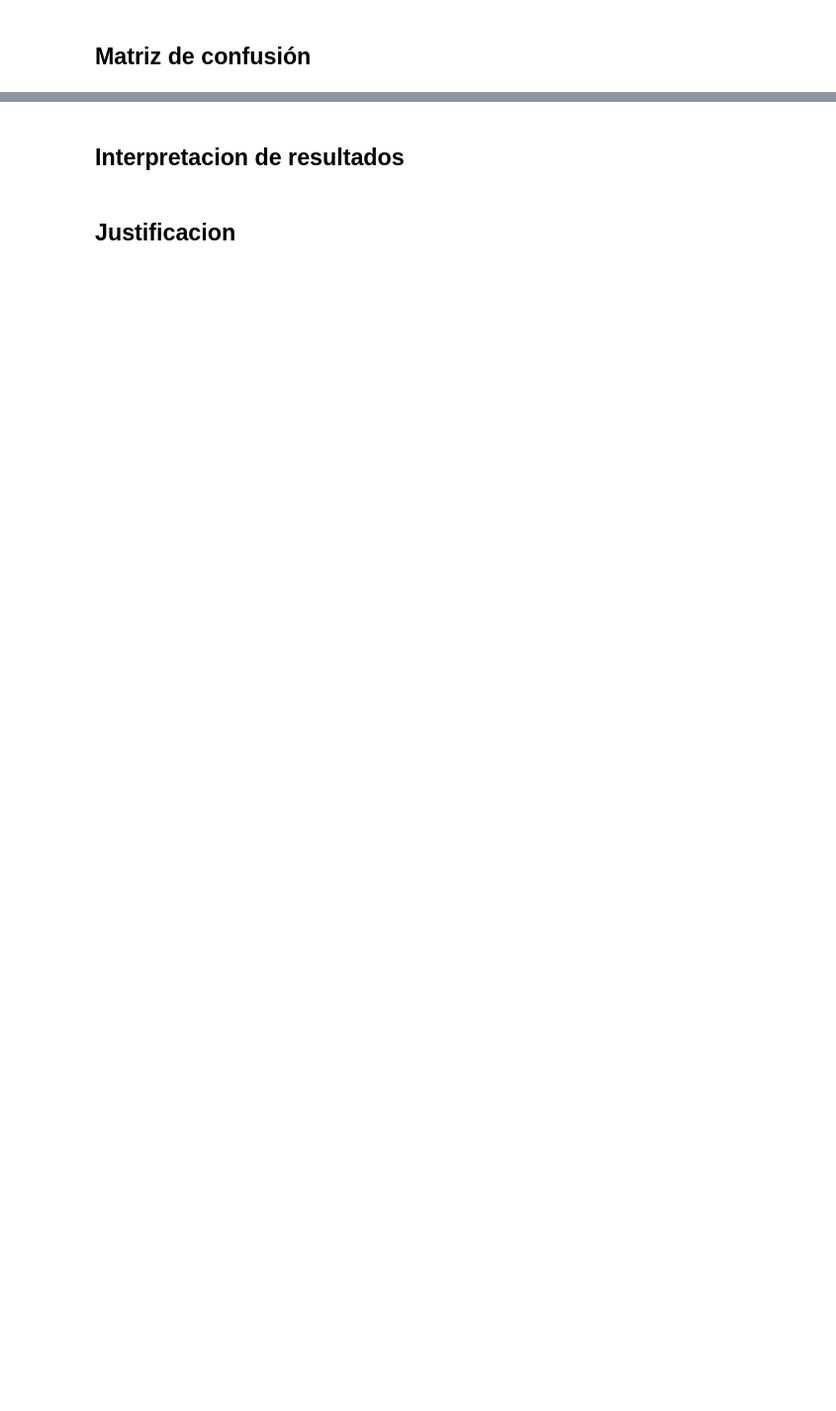
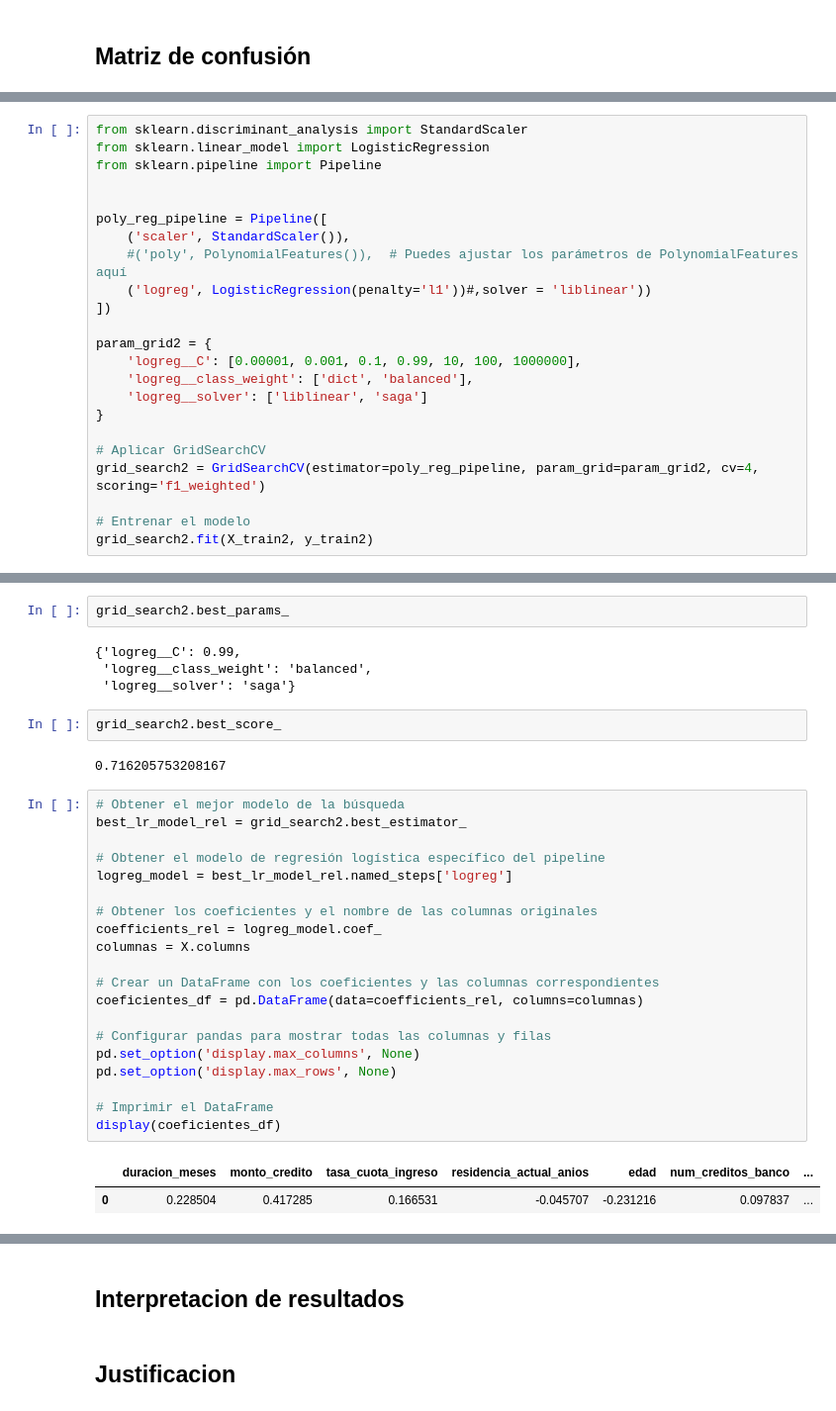
Before and after one commit to ezemartlopez/TP-Integrador-Equidad-en-Aprendizaje-Autom-tico, a Jupyter notebook: 02_Creacion_modelo_inicial.ipynb, the cells around one changed output, grey strips where cells are left out. Shown: that part at 99% size. Cells and saved outputs as stored; diff of their text form; blank space fills up the shorter version.

Commit message:
mirando los modelos

```diff
--- a/02_Creacion_modelo_inicial.ipynb
+++ b/02_Creacion_modelo_inicial.ipynb
@@ -238,0 +279,23 @@ plt.show()
+# %%
+from sklearn.discriminant_analysis import StandardScaler
+from sklearn.linear_model import LogisticRegression
+from sklearn.pipeline import Pipeline
+
+
+poly_reg_pipeline = Pipeline([
+    ('scaler', StandardScaler()),
+    #('poly', PolynomialFeatures()),  # Puedes ajustar los parámetros de PolynomialFeatures aquí
+    ('logreg', LogisticRegression(penalty='l1'))#,solver = 'liblinear'))
+])
+
+param_grid2 = {
+    'logreg__C': [0.00001, 0.001, 0.1, 0.99, 10, 100, 1000000],
+    'logreg__class_weight': ['dict', 'balanced'],
+    'logreg__solver': ['liblinear', 'saga']
+}
+
+# Aplicar GridSearchCV
+grid_search2 = GridSearchCV(estimator=poly_reg_pipeline, param_grid=param_grid2, cv=4, scoring='f1_weighted')
+
+# Entrenar el modelo
+grid_search2.fit(X_train2, y_train2)
@@ -238,0 +329,33 @@ plt.show()
+# %%
+grid_search2.best_params_
+# %% [output]
+{'logreg__C': 0.99,
+ 'logreg__class_weight': 'balanced',
+ 'logreg__solver': 'saga'}
+# %%
+grid_search2.best_score_
+# %% [output]
+0.716205753208167
+# %%
+# Obtener el mejor modelo de la búsqueda
+best_lr_model_rel = grid_search2.best_estimator_
+
+# Obtener el modelo de regresión logística específico del pipeline
+logreg_model = best_lr_model_rel.named_steps['logreg']
+
+# Obtener los coeficientes y el nombre de las columnas originales
+coefficients_rel = logreg_model.coef_
+columnas = X.columns
+
+# Crear un DataFrame con los coeficientes y las columnas correspondientes
+coeficientes_df = pd.DataFrame(data=coefficients_rel, columns=columnas)
+
+# Configurar pandas para mostrar todas las columnas y filas
+pd.set_option('display.max_columns', None)
+pd.set_option('display.max_rows', None)
+
+# Imprimir el DataFrame
+display(coeficientes_df)
+# %% [output]
+|  | duracion_meses | monto_credito | tasa_cuota_ingreso | residencia_actual_anios | edad | num_creditos_banco | ... |
+| 0 | 0.228504 | 0.417285 | 0.166531 | -0.045707 | -0.231216 | 0.097837 | ... |
```
Also changed, not shown: parts of 10 cells of this notebook, 1 other file.
